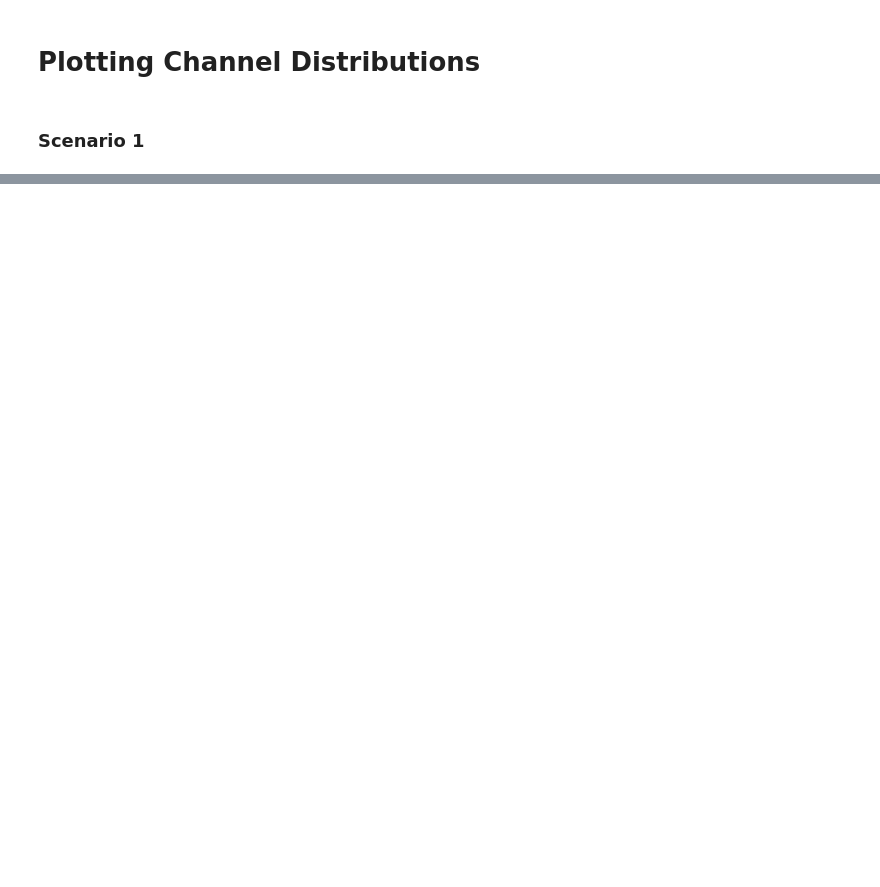
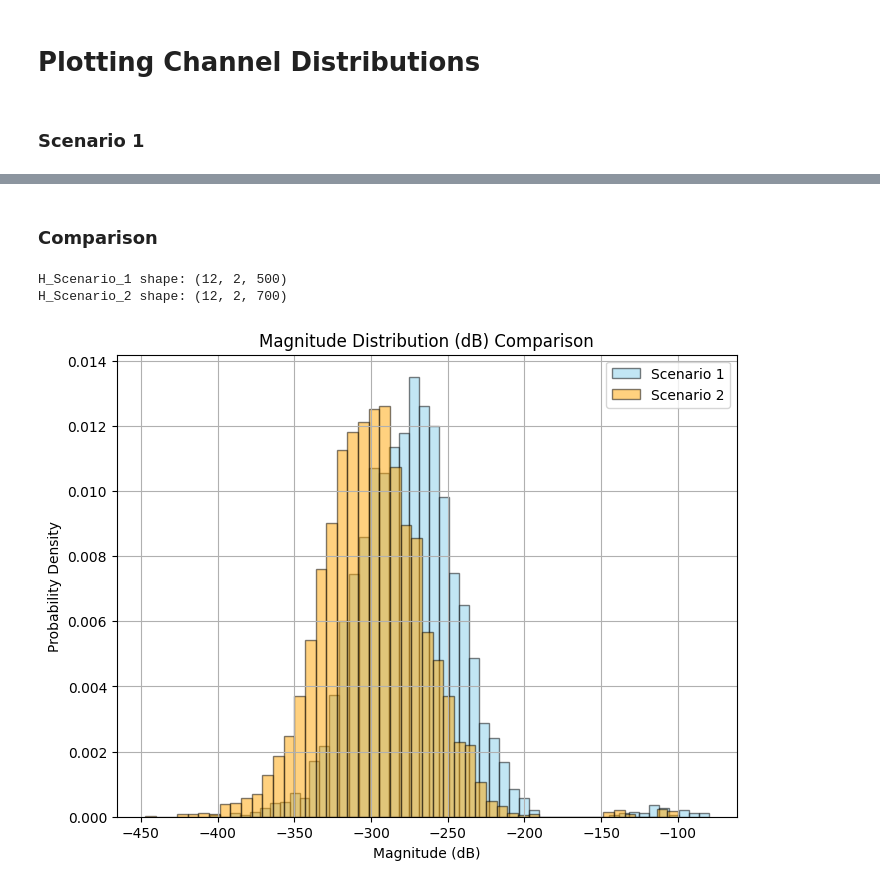
Before and after one commit to ahmd-mohsin/continual-learning-channel-prediction, a Jupyter notebook: notebooks/verify_data.ipynb, the cells around one changed output, grey strips where cells are left out. Cells and saved outputs as stored; diff of their text form; code cells hidden in the pictures; blank space fills up the shorter version.

```diff
--- a/notebooks/verify_data.ipynb
+++ b/notebooks/verify_data.ipynb
@@ -277,0 +206,37 @@ else:
+# %% [markdown]
+### Comparison
+# %%
+import scipy.io as sio
+import numpy as np
+import matplotlib.pyplot as plt
+
+data1 = sio.loadmat("../dataset/output/H_scenario_1.mat")
+H_full1 = data1['H_full']  # Expected shape: (16, 2, 500)
+print("H_Scenario_1 shape:", H_full1.shape)
+
+data2 = sio.loadmat("../dataset/output/H_scenario_2.mat")
+H_full2 = data2['H_full']  # Expected shape: (16, 2, 500)
+print("H_Scenario_2 shape:", H_full2.shape)
+
+H_flat1 = H_full1.flatten()
+H_flat2 = H_full2.flatten()
+mag1 = np.abs(H_flat1)
+mag_db1 = 20 * np.log10(mag1)
+
+mag2 = np.abs(H_flat2)
+mag_db2 = 20 * np.log10(mag2)
+
+# Plot both distributions on the same graph
+plt.figure(figsize=(8, 6))
+plt.hist(mag_db1, bins=50, density=True, color='skyblue', alpha=0.5, edgecolor='black', label='Scenario 1')
+plt.hist(mag_db2, bins=50, density=True, color='orange', alpha=0.5, edgecolor='black', label='Scenario 2')
+plt.xlabel('Magnitude (dB)')
+plt.ylabel('Probability Density')
+plt.title('Magnitude Distribution (dB) Comparison')
+plt.legend()
+plt.grid(True)
+plt.show()
+# %% [output]
+H_Scenario_1 shape: (12, 2, 500)
+H_Scenario_2 shape: (12, 2, 700)
+[figure, added]
```
Also changed, not shown: parts of 18 cells of this notebook, 1 other file.
